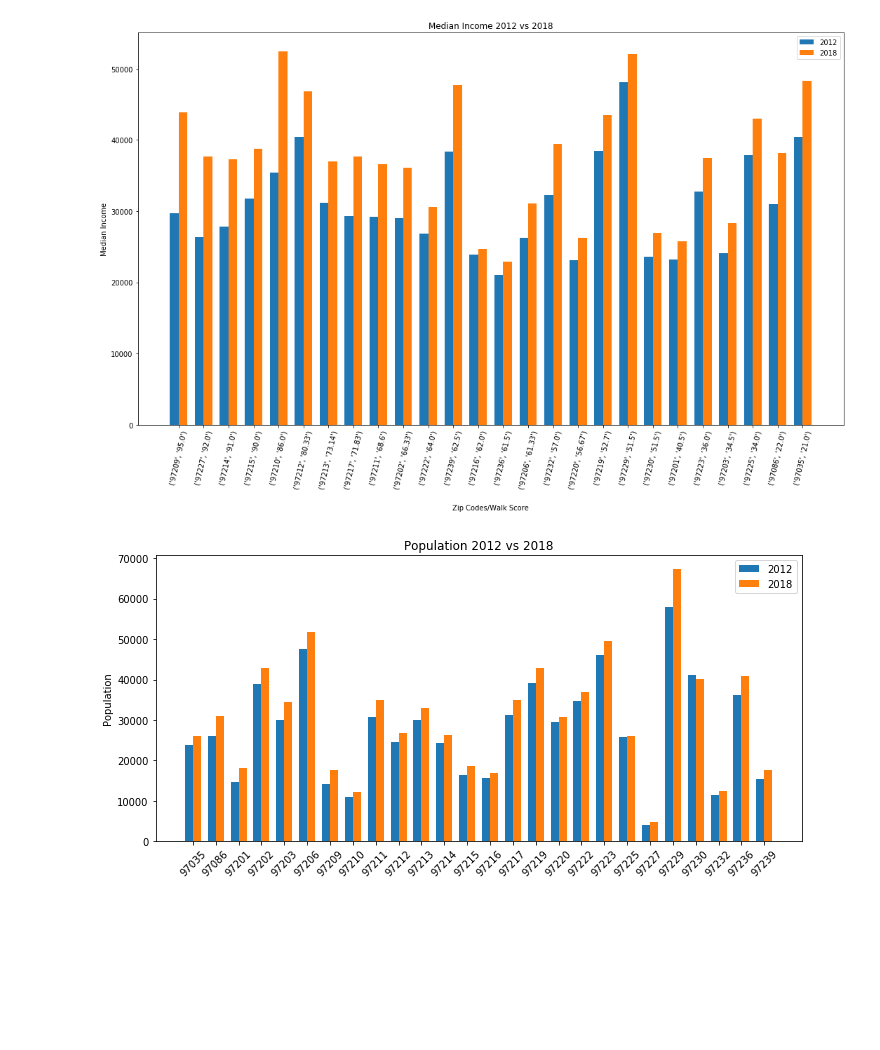
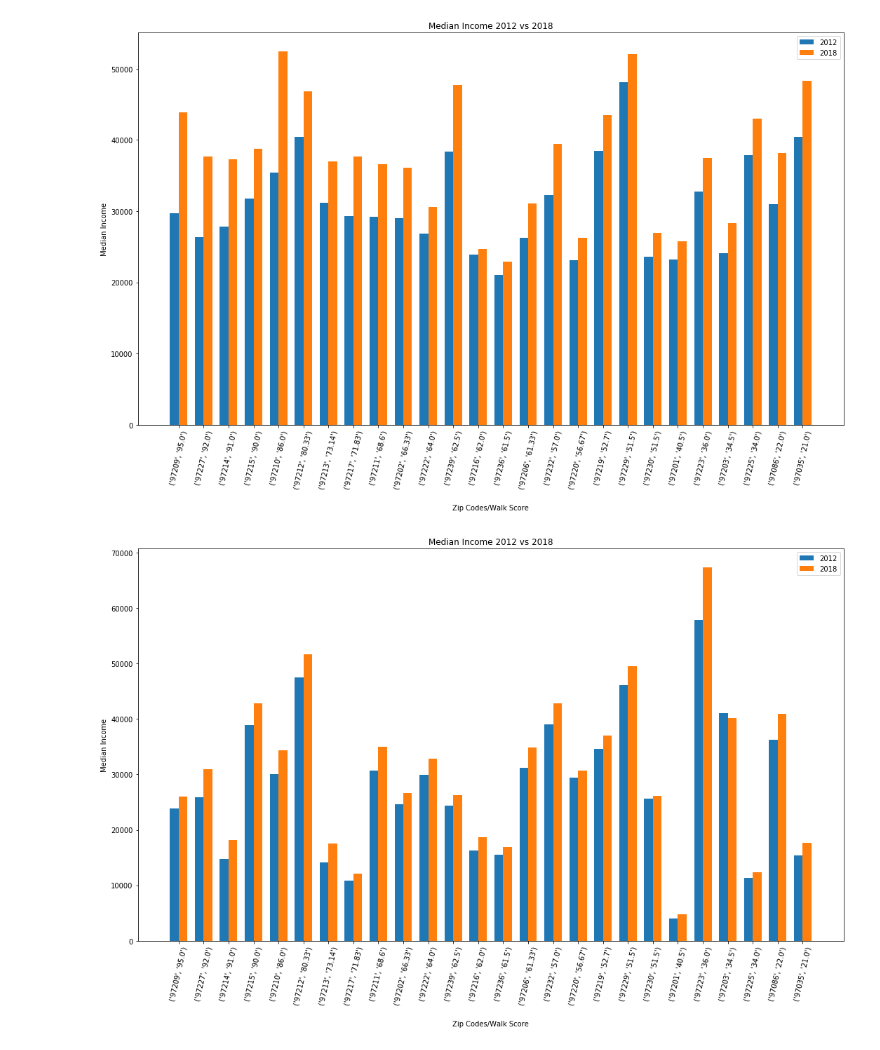
Before and after one commit to troypramsey/WalkabilityRaceIncome_InPortland_2012-2018, a Jupyter notebook: charting_new_things.ipynb, the cells around one changed output. Drawn from its saved outputs; the diff is of its cells as text; code cells hidden in the pictures; blank space fills up the shorter version.

```diff
--- a/charting_new_things.ipynb
+++ b/charting_new_things.ipynb
@@ -38,25 +37,30 @@ plt.show()
 # %% [output]
 [figure]
 # %%
-poppas = frankzippas['Zipcode']
-med_inc_12 = frankzippas['Population 2012']
-med_inc_18 = frankzippas['Population 2018']
+med_pop_12 = frankzippas['Population 2012']
+med_pop_18 = frankzippas['Population 2018']
+
+zip_score = [str(i) for i in zippas]
+score_zip = [str(i) for i in zippascore]
+
+zippa_scores = zip(zip_score, score_zip)
 
 width = 0.35
-x = np.arange(len(poppas))
+x = np.arange(len(zippas))
 
-fig, ax = plt.subplots(figsize=(10,5))
-bars1 = ax.bar(x - width/2, med_inc_12, width, label='2012')
-bars2 = ax.bar(x + width/2, med_inc_18, width, label='2018')
+fig, ax = plt.subplots(figsize=(15,10))
+bars1 = ax.bar(x - width/2, med_pop_12, width, label='2012')
+bars2 = ax.bar(x + width/2, med_pop_18, width, label='2018')
 
-ax.set_ylabel('Population')
-ax.set_title('Population 2012 vs 2018')
+ax.set_ylabel('Median Income')
+ax.set_title('Median Income 2012 vs 2018')
 ax.set_xticks(x)
-ax.set_xticklabels(poppas)
-ax.tick_params('x', labelrotation=45)
+ax.set_xlabel('Zip Codes/Walk Score', labelpad=20)
+ax.set_xticklabels(zippa_scores)
+ax.tick_params('x', labelrotation=77)
 ax.legend()
 
 fig.tight_layout()
 plt.show()
 # %% [output]
-[figure, old version]
+[figure, new version]
```
Also changed, not shown: parts of 4 cells of this notebook, 4 other files.
